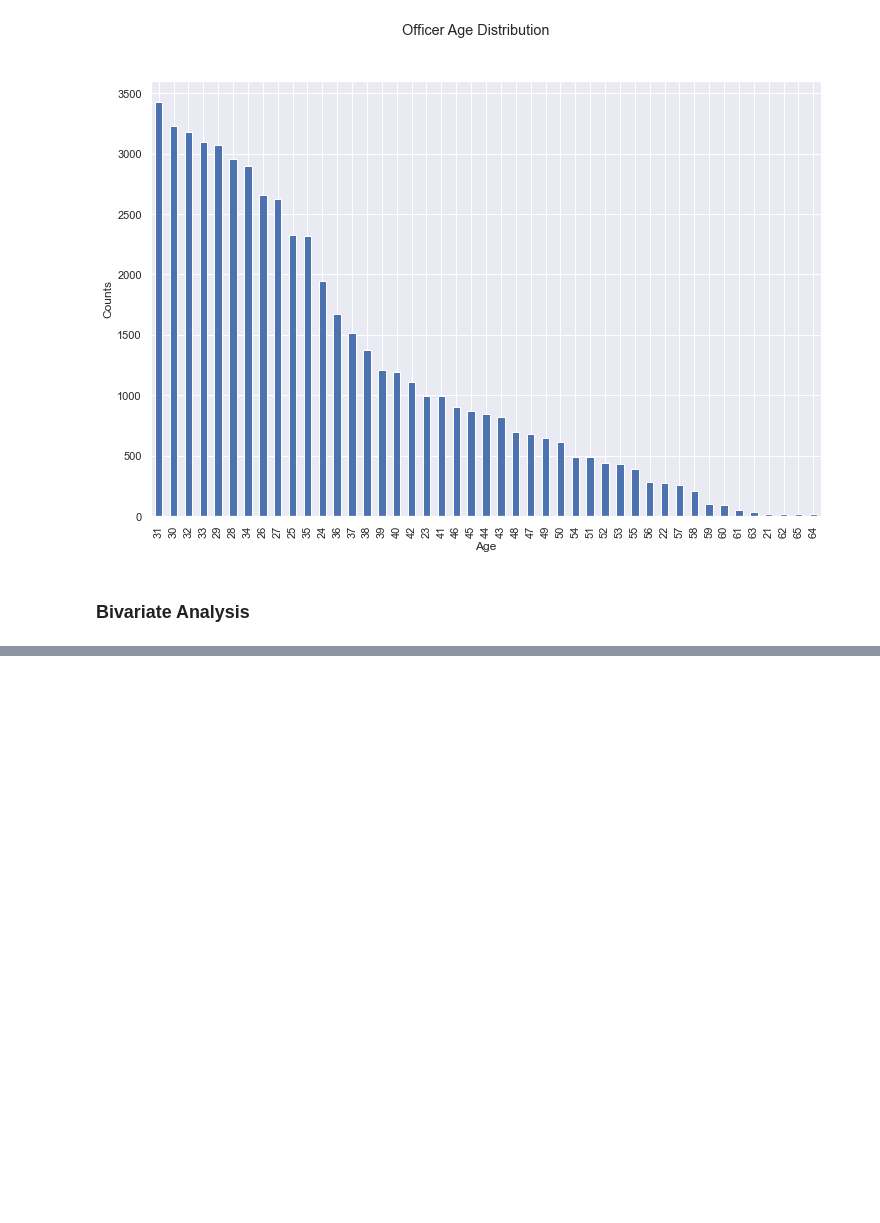
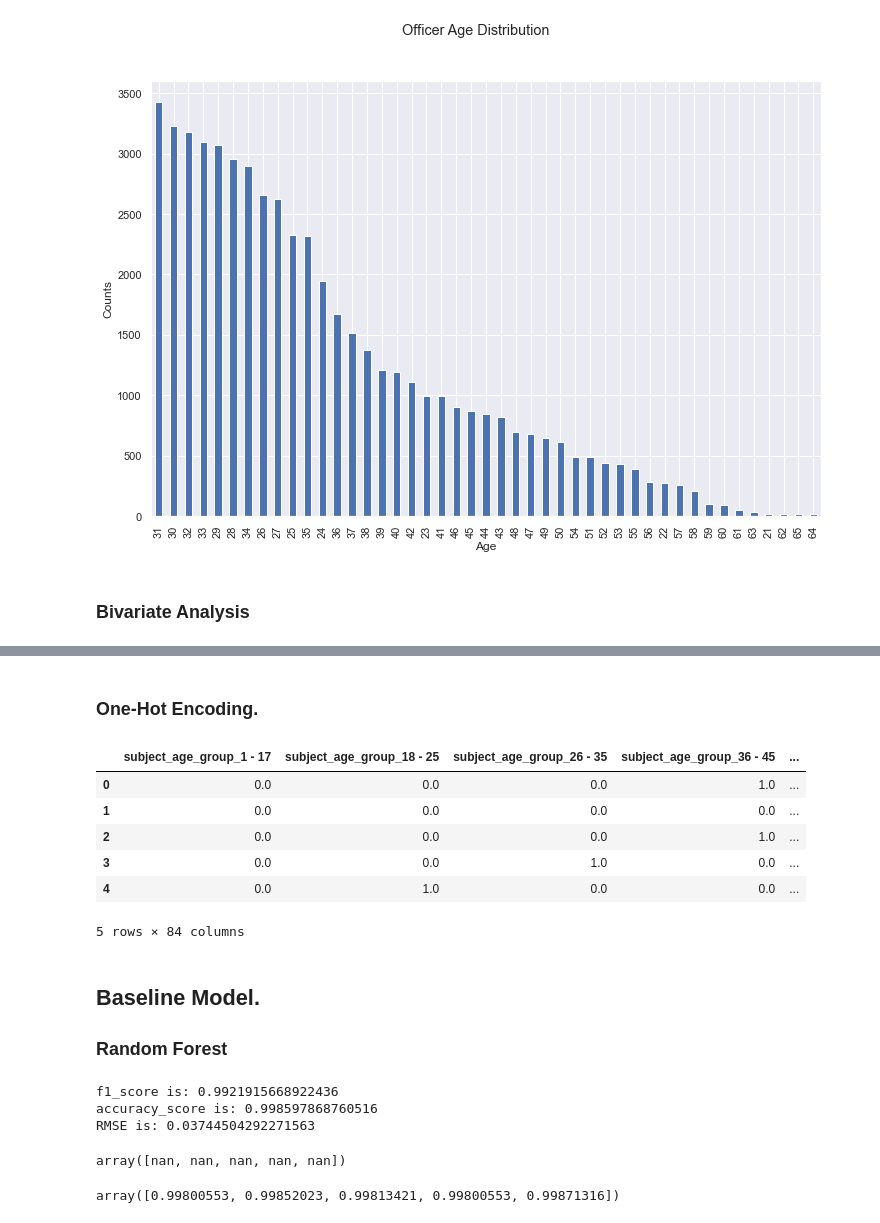
Before and after one commit to Azegele/Phase-3-Project, a Jupyter notebook: index.ipynb, the cells around one changed output, grey strips where cells are left out. Saved outputs shown, nothing was run; the diff lists cells and outputs as text; code cells hidden in the pictures; blank space fills up the shorter version.

Commit message:
Modeling

```diff
--- a/index.ipynb
+++ b/index.ipynb
@@ -680,0 +709,5 @@ sns.histplot(x='officer_age',hue='arrest_flag',data=terry_stops, color=['#0437F2
+# %%
+X = terry_stops.drop('arrest_flag', axis =1)
+y = terry_stops['arrest_flag']
+# %%
+X_train, X_test, y_train, y_test = train_test_split(X, y, test_size = 0.2, random_state = 6)
@@ -680,0 +734,10 @@ sns.histplot(x='officer_age',hue='arrest_flag',data=terry_stops, color=['#0437F2
+# %%
+# Previous original class distribution
+print(y_train.value_counts())
+
+# Fit SMOTE to training data
+smote_nc = SMOTENC(categorical_features=[0,1,2,3,4,5], random_state=0)
+X_train_resampled, y_train_resampled = smote_nc.fit_resample(X_train, y_train)
+print('-----------------------------------------')
+print('Synthetic sample class distribution: \n')
+print(pd.Series(y_train_resampled).value_counts())
@@ -680,0 +754,21 @@ sns.histplot(x='officer_age',hue='arrest_flag',data=terry_stops, color=['#0437F2
+# %% [markdown]
+### One-Hot Encoding.
+# %%
+# One-hot encode the training data and show the resulting DataFrame with proper column names
+ohe = OneHotEncoder()
+
+ohe.fit(X_train_resampled)
+X_train_ohe = ohe.transform(X_train_resampled).toarray()
+
+# Creating this DataFrame is not necessary its only to show the result of the ohe
+ohe_df = pd.DataFrame(X_train_ohe, columns=ohe.get_feature_names(X_train.columns))
+
+ohe_df.head()
+# %% [output]
+|  | subject_age_group_1 - 17 | subject_age_group_18 - 25 | subject_age_group_26 - 35 | subject_age_group_36 - 45 | ... |
+| 0 | 0.0 | 0.0 | 0.0 | 1.0 | ... |
+| 1 | 0.0 | 0.0 | 0.0 | 0.0 | ... |
+| 2 | 0.0 | 0.0 | 0.0 | 1.0 | ... |
+| 3 | 0.0 | 0.0 | 1.0 | 0.0 | ... |
+| 4 | 0.0 | 1.0 | 0.0 | 0.0 | ... |
+5 rows × 84 columns
@@ -680,0 +781,26 @@ sns.histplot(x='officer_age',hue='arrest_flag',data=terry_stops, color=['#0437F2
+# %% [markdown]
+## Baseline Model.
+### Random Forest
+# %%
+rfc = RandomForestClassifier (n_estimators = 100, class_weight = 'balanced', random_state = 6)
+rfc.fit(X_train_ohe, y_train_resampled)
+rfc_preds = rfc.predict(X_test_ohe)
+rfc_f1 = f1_score(y_test, rfc_preds)
+rfc_acc = accuracy_score(y_test, rfc_preds)
+rmse = mean_squared_error(y_test, rfc_preds, squared = False)
+print('f1_score is:', rfc_f1 )
+print('accuracy_score is:', rfc_acc)
+print('RMSE is:', rmse)
+# %% [output]
+f1_score is: 0.9921915668922436
+accuracy_score is: 0.998597868760516
+RMSE is: 0.03744504292271563
+# %%
+cv_rmse_rfc = -(cross_val_score(rfc, X_train_ohe, y_train_resampled, scoring = 'neg_mean_squared_error'))**0.5
+cv_rmse_rfc
+# %% [output]
+array([nan, nan, nan, nan, nan])
+# %%
+cross_val_score(rfc, X_train_ohe, y_train_resampled, cv=5)
+# %% [output]
+array([0.99800553, 0.99852023, 0.99813421, 0.99800553, 0.99871316])
```
Also changed, not shown: parts of 19 cells of this notebook.
